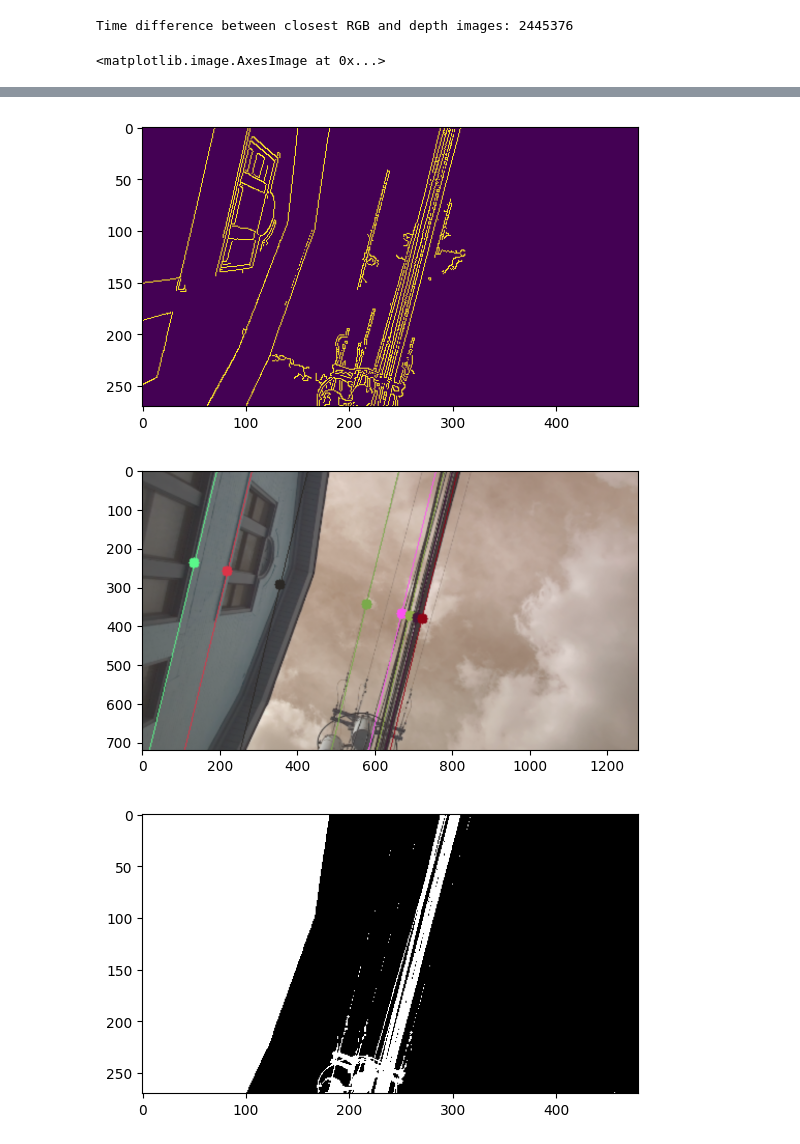
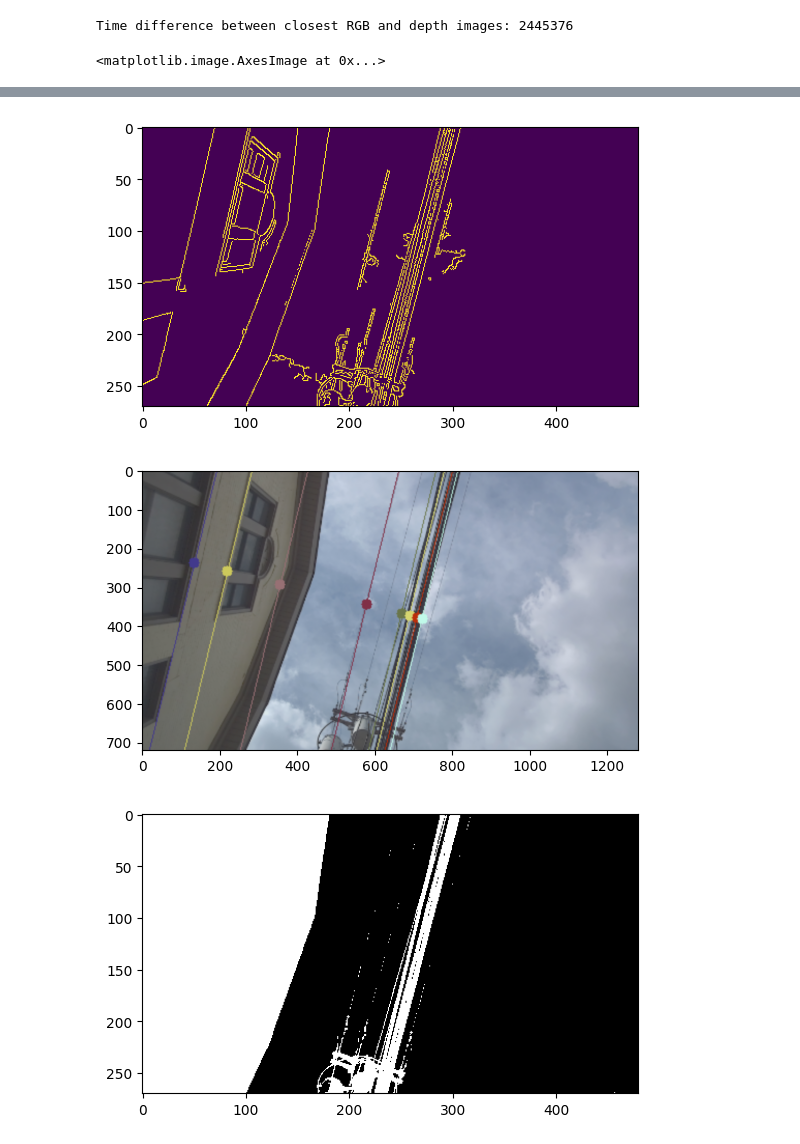
Before and after one commit to tharp789/wire_detection_tests, a Jupyter notebook: ransac_test.ipynb, the cells around one changed output, grey strips where cells are left out. Drawn from its saved outputs; the diff is of its cells as text; code cells hidden in the pictures.

```diff
--- a/ransac_test.ipynb
+++ b/ransac_test.ipynb
@@ -27,7 +33,8 @@ input_image_size = [480, 270]
 # Creat e a WireDetector instance
 wire_detector = wdu.WireDetector(line_threshold, low_canny_threshold, high_canny_threshold, pixel_binning_size, bin_avg_threshold_multiplier)
 
-folder = '/media/tyler/Storage/field_tests/street_wire_experiments/wire_tracking_05-07_40fov/'
+folder = '/media/tyler/Storage/Research/Datasets/wire_tracking_05-07_40fov/'
+# folder = '/media/tyler/Storage/field_tests/street_wire_experiments/wire_tracking_05-07_40fov/'
 # target_timestamp = 1746650652972994304 # straight wire
 target_timestamp = 1746650656862302432 # angled wire
 # folder = '/media/tyler/Storage/field_tests/acfa_3-21/'
@@ -51,23 +58,23 @@ for image_name in os.listdir(depth_folder):
         if closest_depth_timestamp is None or abs(timestamp - target_timestamp) < abs(closest_depth_timestamp - target_timestamp):
             closest_depth_timestamp = timestamp
 
-rgb_image = str(closest_rgb_timestamp) + '.png'
-depth_image = str(closest_depth_timestamp) + '.npy'
+rgb_image_path = str(closest_rgb_timestamp) + '.png'
+depth_image_path = str(closest_depth_timestamp) + '.npy'
 
 print(f"Time difference between closest RGB and depth images: {abs(closest_rgb_timestamp - closest_depth_timestamp)}")
 
-img = cv2.imread(rgb_folder + rgb_image)
-depth = np.load(depth_folder + depth_image)
+img = cv2.imread(rgb_folder + rgb_image_path)
+depth = np.load(depth_folder + depth_image_path)
 assert img is not None, "Image not found"
 assert depth is not None, "Depth image not found"
 # %% [output]
 Time difference between closest RGB and depth images: 2445376
 # %%
-img = cv2.resize(img, (input_image_size[0], input_image_size[1]))
-depth = cv2.resize(depth, (input_image_size[0], input_image_size[1]))
+# img = cv2.resize(img, (input_image_size[0], input_image_size[1]))
+# depth = cv2.resize(depth, (input_image_size[0], input_image_size[1]))
 cv2.imwrite('detect_3d_output/reference.jpg', img)
 plt.figure()
-plt.imshow(img)
+plt.imshow(cv2.cvtColor(img, cv2.COLOR_BGR2RGB))
 
 # Create segmentation mask
 seg_mask = wire_detector.create_seg_mask(img)
@@ -84,12 +91,10 @@ for i, (x0,y0,x1,y1) in enumerate(wire_lines):
 
 for i, (x0,y0) in enumerate(wire_midpoints):
     cv2.circle(img_2d_detect, (int(x0), int(y0)), 5, tuple(rand_colors[i]), -1)
-
 img_2d_detect = cv2.resize(img_2d_detect, (1280, 720))
-end_time = datetime.datetime.now()
 cv2.imwrite('detect_3d_output/wire2d_detect.jpg', img_2d_detect)
 plt.figure()
-plt.imshow(img_2d_detect)
+plt.imshow(cv2.cvtColor(img_2d_detect, cv2.COLOR_BGR2RGB))
 
 # create value mask
 lower_black = np.array([0, 0, 0])
@@ -103,5 +108,5 @@ plt.imshow(v_mask, cmap='gray')
 [figure]
-[figure, old version]
+[figure, new version]
 [figure]
 # %%
 min_depth = 0.5
```
Also changed, not shown: parts of 6 cells of this notebook, 9 other files.
